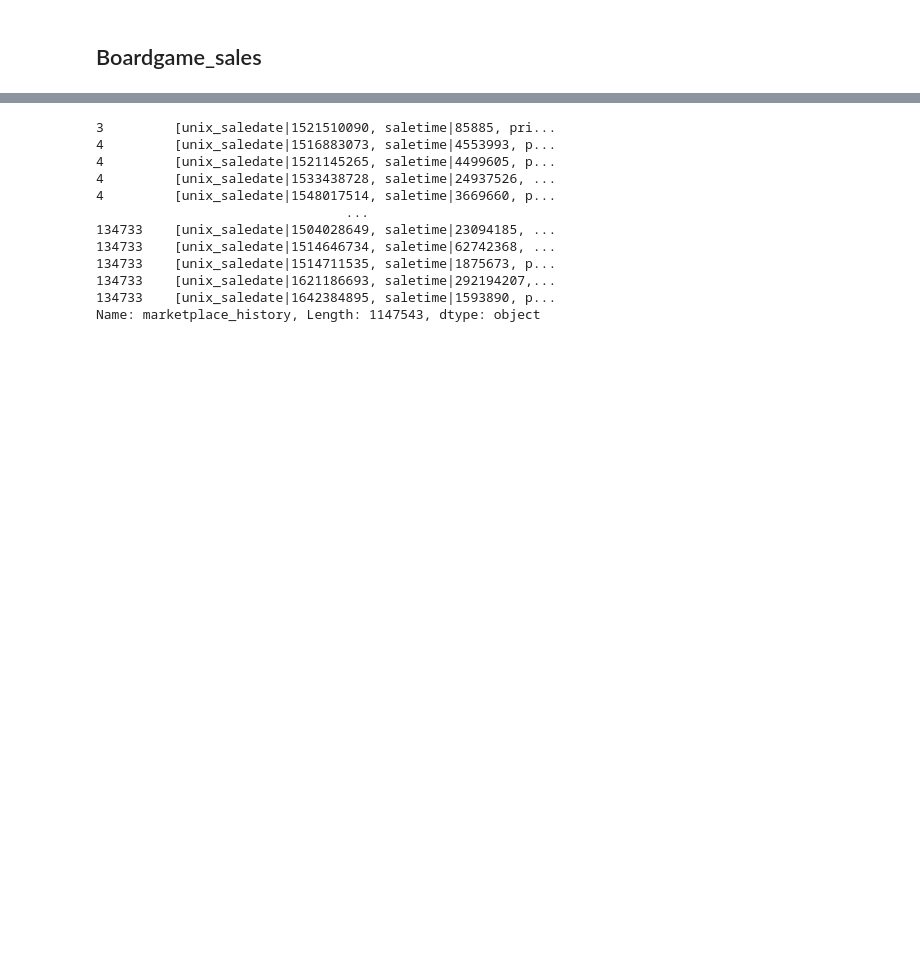
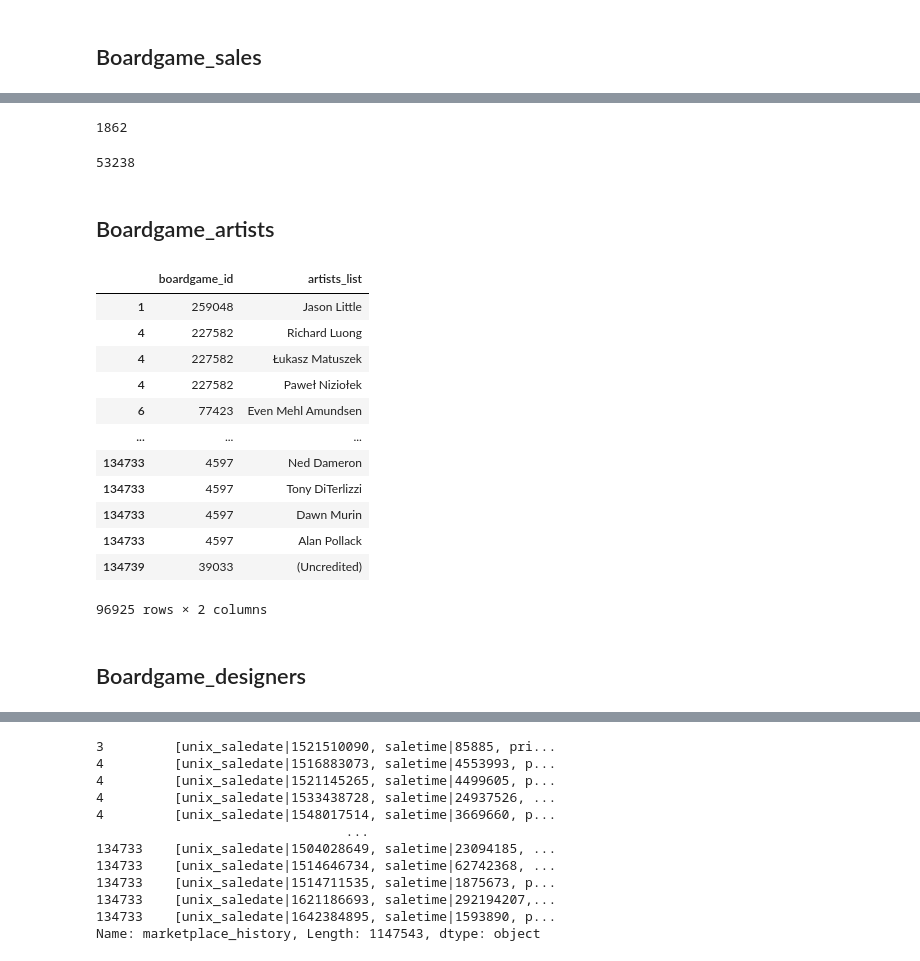
Before and after one commit to Fedorov-Nikita/Board-Game-Scraper, a Jupyter notebook: bgg_prepare_for_database.ipynb, the cells around one changed output, grey strips where cells are left out. Saved outputs shown, nothing was run; the diff lists cells and outputs as text; code cells hidden in the pictures; blank space fills up the shorter version.

```diff
--- a/bgg_prepare_for_database.ipynb
+++ b/bgg_prepare_for_database.ipynb
@@ -2461,0 +2433,16 @@ conn.close()
+# %%
+len(set(boardgames.graphic_designers[boardgames.graphic_designers != ''].apply(lambda x: x.split('|')).explode()))
+# %% [output]
+1862
+# %%
+persons = list(
+set(boardgames.artists[boardgames.artists != ''].apply(lambda x: x.split('|')).explode())  |
+set(boardgames.designers[boardgames.designers != ''].apply(lambda x: x.split('|')).explode()) |
+set(boardgames.graphic_designers[boardgames.graphic_designers != ''].apply(lambda x: x.split('|')).explode()) |
+set(x.artists[x.artists != ''].apply(lambda x: x.split('|')).explode())  |
+set(x.designers[x.designers != ''].apply(lambda x: x.split('|')).explode()) |
+set(x.graphic_designers[x.graphic_designers != ''].apply(lambda x: x.split('|')).explode())
+              )
+len(persons)
+# %% [output]
+53238
@@ -2461,0 +2467,21 @@ conn.close()
+# %% [markdown]
+## Boardgame_artists
+# %%
+boardgames['artists_list'] = boardgames.artists.apply(lambda x: x.split('|'))
+x['artists_list'] = x.artists.apply(lambda x: x.split('|'))
+# %%
+boardgames[['boardgame_id', 'artists_list']][boardgames.artists != ''].explode('artists_list')
+# %% [output]
+|  | boardgame_id | artists_list |
+| 1 | 259048 | Jason Little |
+| 4 | 227582 | Richard Luong |
+| 4 | 227582 | Łukasz Matuszek |
+| 4 | 227582 | Paweł Niziołek |
+| 6 | 77423 | Even Mehl Amundsen |
+| ... | ... | ... |
+| 134733 | 4597 | Ned Dameron |
+| 134733 | 4597 | Tony DiTerlizzi |
+| 134733 | 4597 | Dawn Murin |
+| 134733 | 4597 | Alan Pollack |
+| 134739 | 39033 | (Uncredited) |
+96925 rows × 2 columns
@@ -2461,0 +2524,2 @@ conn.close()
+# %% [markdown]
+## Boardgame_designers
```
Also changed, not shown: parts of 20 cells of this notebook.
